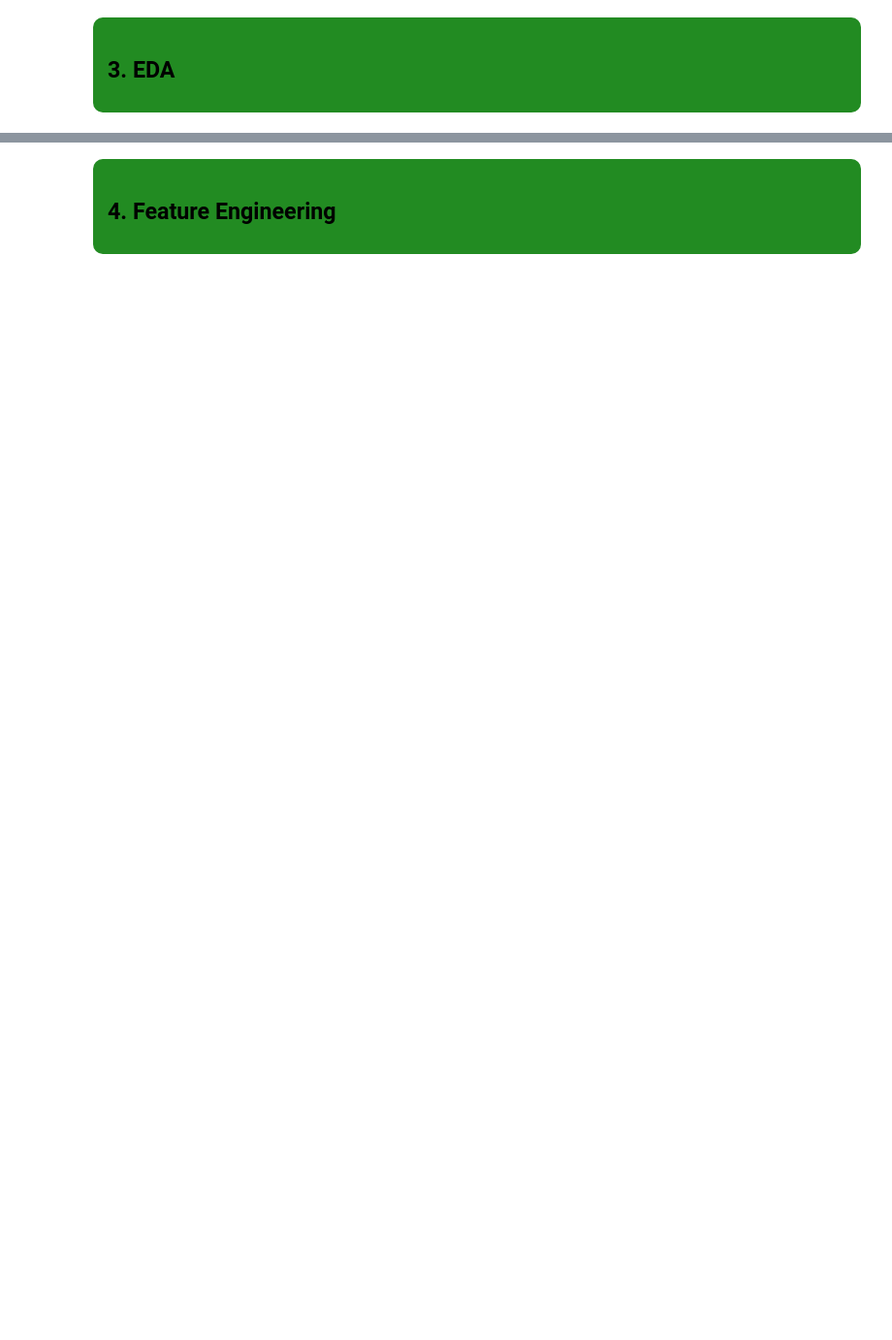
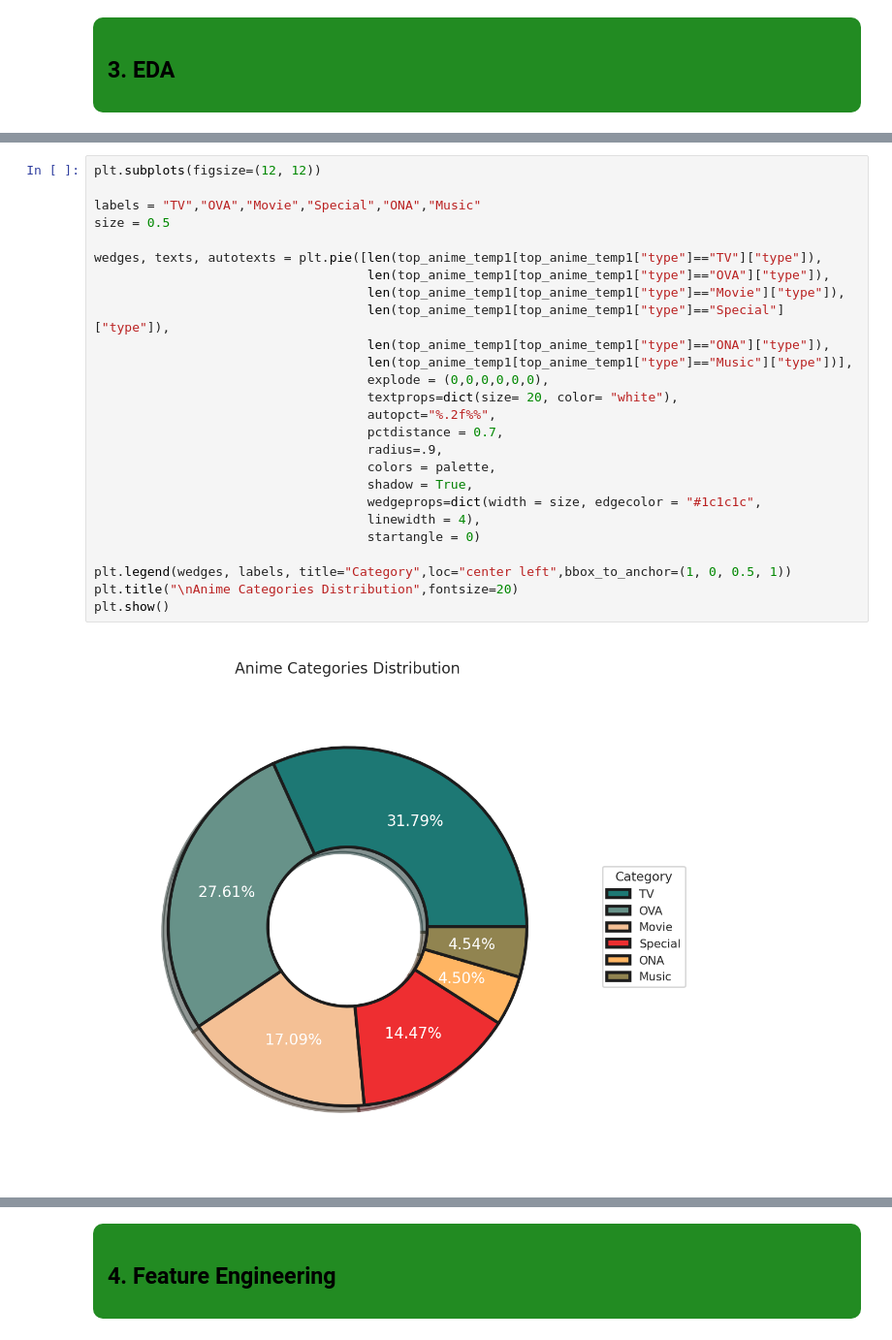
Before and after one commit to SunidhiHere/End-To-End-Recommendation-System, a Jupyter notebook: anime-recommendation-system.ipynb, the cells around one changed output, grey strips where cells are left out. Shown at 97% size. Drawn from its saved outputs; the diff is of its cells as text; blank space fills up the shorter version.

```diff
--- a/anime-recommendation-system.ipynb
+++ b/anime-recommendation-system.ipynb
@@ -58,0 +298,28 @@ import seaborn as sns
+# %%
+plt.subplots(figsize=(12, 12))
+
+labels = "TV","OVA","Movie","Special","ONA","Music"
+size = 0.5
+
+wedges, texts, autotexts = plt.pie([len(top_anime_temp1[top_anime_temp1["type"]=="TV"]["type"]),
+                                    len(top_anime_temp1[top_anime_temp1["type"]=="OVA"]["type"]),
+                                    len(top_anime_temp1[top_anime_temp1["type"]=="Movie"]["type"]),
+                                    len(top_anime_temp1[top_anime_temp1["type"]=="Special"]["type"]),
+                                    len(top_anime_temp1[top_anime_temp1["type"]=="ONA"]["type"]),
+                                    len(top_anime_temp1[top_anime_temp1["type"]=="Music"]["type"])],
+                                    explode = (0,0,0,0,0,0),
+                                    textprops=dict(size= 20, color= "white"),
+                                    autopct="%.2f%%",
+                                    pctdistance = 0.7,
+                                    radius=.9,
+                                    colors = palette,
+                                    shadow = True,
+                                    wedgeprops=dict(width = size, edgecolor = "#1c1c1c",
+                                    linewidth = 4),
+                                    startangle = 0)
+
+plt.legend(wedges, labels, title="Category",loc="center left",bbox_to_anchor=(1, 0, 0.5, 1))
+plt.title("\nAnime Categories Distribution",fontsize=20)
+plt.show()
+# %% [output]
+[figure, added]
```
Also changed, not shown: parts of 69 cells of this notebook.
